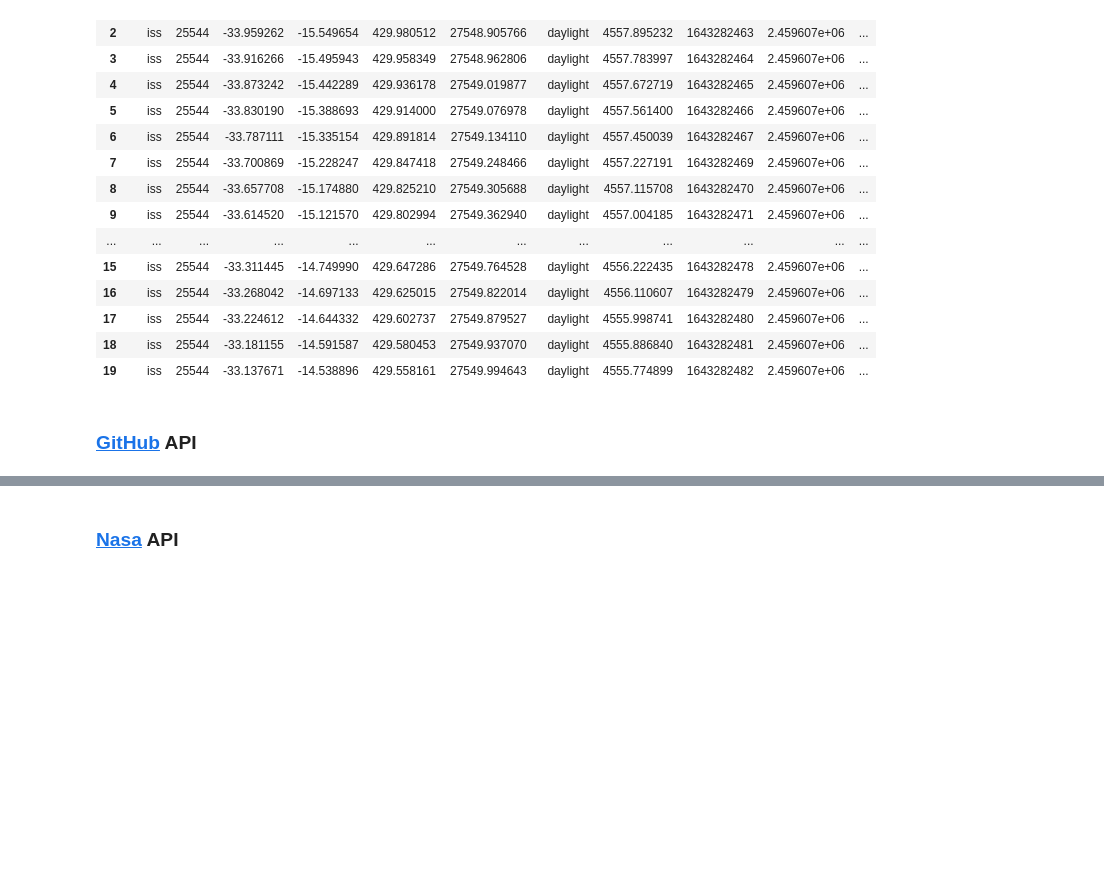
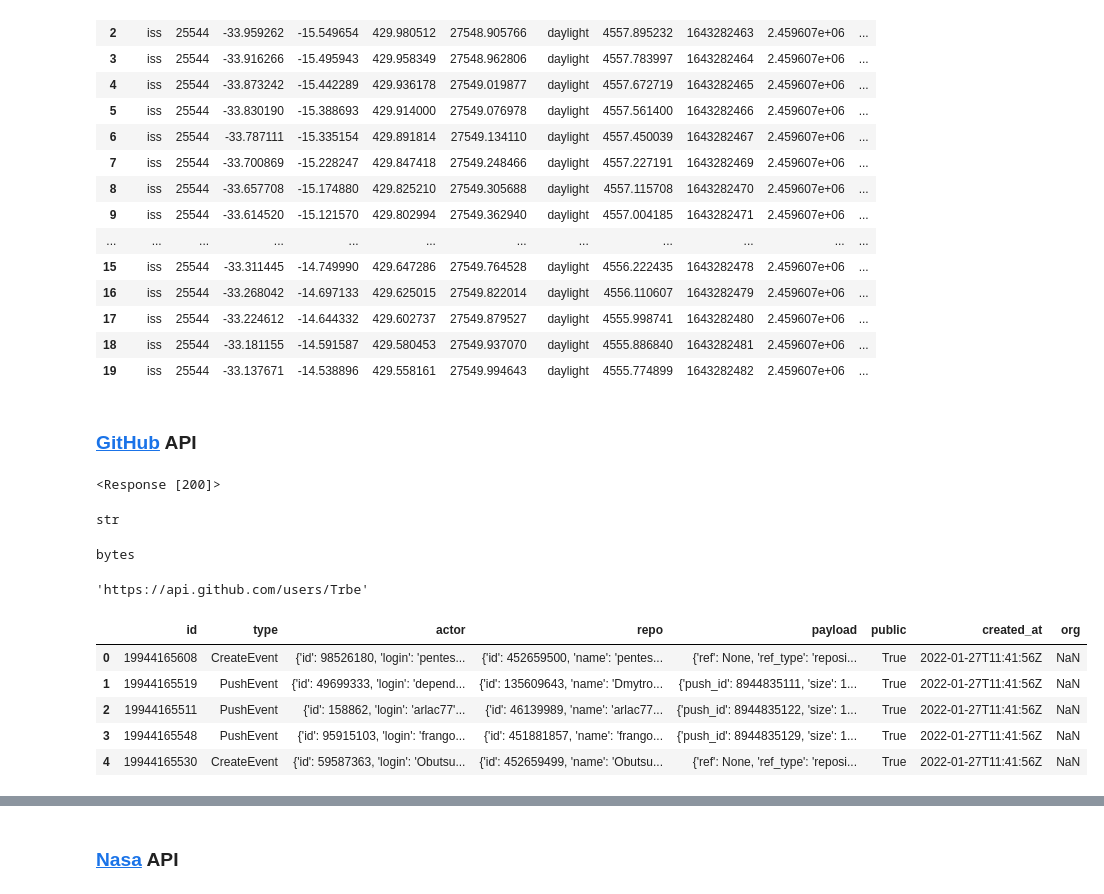
Before and after one commit to Pomilusky/apuntes_clase, a Jupyter notebook: semana_3/1.2 - Peticiones a la web, APIs.ipynb, the cells around one changed output, grey strips where cells are left out. Cells and saved outputs as stored; diff of their text form; code cells hidden in the pictures; blank space fills up the shorter version.

```diff
--- a/semana_3/1.2 - Peticiones a la web, APIs.ipynb
+++ b/semana_3/1.2 - Peticiones a la web, APIs.ipynb
@@ -235,0 +240,27 @@ Wall time: 4.25 ms
+# %%
+res_git=req.get(URL+eventos)
+
+res_git
+# %% [output]
+<Response [200]>
+# %%
+type(res_git.text[:10])
+# %% [output]
+str
+# %%
+type(res_git.content[:10])
+# %% [output]
+bytes
+# %%
+res_git.json()[8]['actor']['url']
+# %% [output]
+'https://api.github.com/users/Trbe'
+# %%
+pd.DataFrame(res_git.json()).head()
+# %% [output]
+|  | id | type | actor | repo | payload | public | created_at | org |
+| 0 | 19944165608 | CreateEvent | {'id': 98526180, 'login': 'pentes... | {'id': 452659500, 'name': 'pentes... | {'ref': None, 'ref_type': 'reposi... | True | 2022-01-27T11:41:56Z | NaN |
+| 1 | 19944165519 | PushEvent | {'id': 49699333, 'login': 'depend... | {'id': 135609643, 'name': 'Dmytro... | {'push_id': 8944835111, 'size': 1... | True | 2022-01-27T11:41:56Z | NaN |
+| 2 | 19944165511 | PushEvent | {'id': 158862, 'login': 'arlac77'... | {'id': 46139989, 'name': 'arlac77... | {'push_id': 8944835122, 'size': 1... | True | 2022-01-27T11:41:56Z | NaN |
+| 3 | 19944165548 | PushEvent | {'id': 95915103, 'login': 'frango... | {'id': 451881857, 'name': 'frango... | {'push_id': 8944835129, 'size': 1... | True | 2022-01-27T11:41:56Z | NaN |
+| 4 | 19944165530 | CreateEvent | {'id': 59587363, 'login': 'Obutsu... | {'id': 452659499, 'name': 'Obutsu... | {'ref': None, 'ref_type': 'reposi... | True | 2022-01-27T11:41:56Z | NaN |
```
Also changed, not shown: parts of 18 cells of this notebook, 1 other file.
